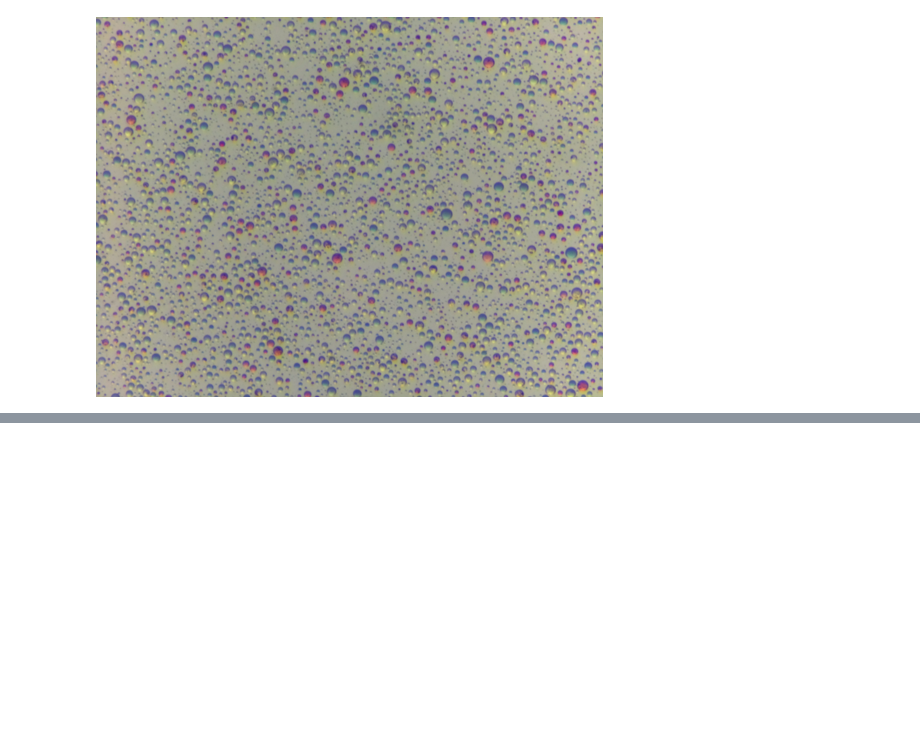
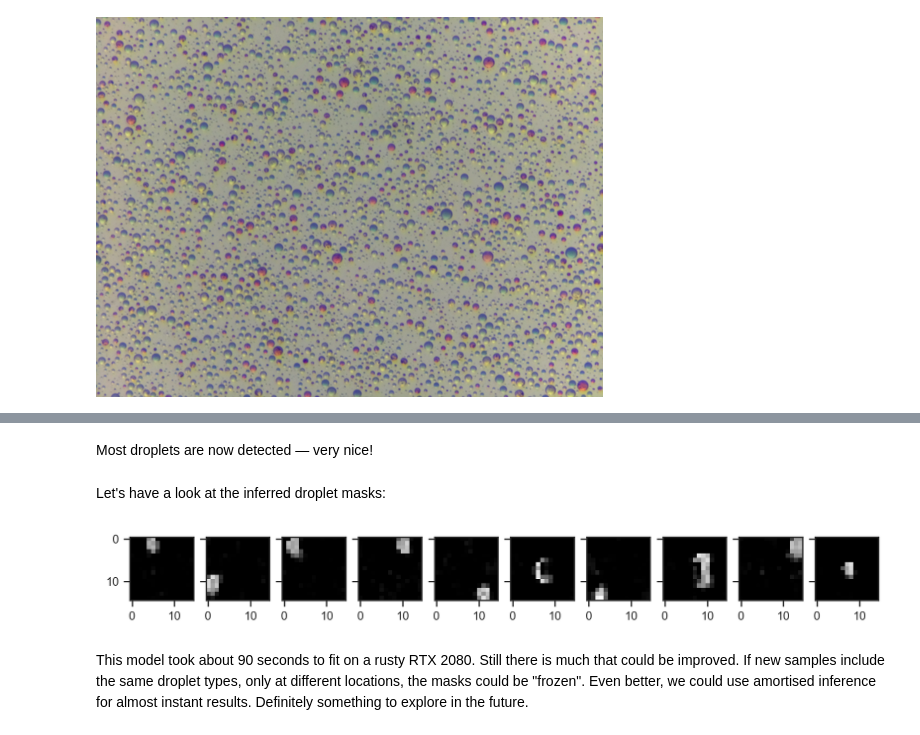
Before and after one commit to hessammehr/hessammehr.github.io, a Jupyter notebook: blog/notebooks/2025-02-23-droplet-generative-process-2.ipynb, the cells around one changed output, grey strips where cells are left out. Cells and saved outputs as stored; diff of their text form; code cells hidden in the pictures; blank space fills up the shorter version.

```diff
--- a/blog/notebooks/2025-02-23-droplet-generative-process-2.ipynb
+++ b/blog/notebooks/2025-02-23-droplet-generative-process-2.ipynb
@@ -109,4 +111,12 @@ plt.scatter(samples_svi['x'].mean(axis=0), samples_svi['y'].mean(axis=0), s=4, a
+# %% [markdown]
+Most droplets are now detected — very nice!
+# %% [markdown]
+Let's have a look at the inferred droplet masks:
 # %%
-fig, axes = plt.subplots(samples_svi['mask'].shape[1], 1, figsize=(1, samples_svi['mask'].shape[1]), sharex=True)
+fig, axes = plt.subplots(1, samples_svi['mask'].shape[1], figsize=(samples_svi['mask'].shape[1], 1), sharey=True)
 for i, ax in enumerate(axes):
     ax.imshow(samples_svi['mask'].mean(axis=0)[i], cmap='gray', vmin=0, vmax=1)
+# %% [output]
+[figure, added]
+# %% [markdown]
+This model took about 90 seconds to fit on a rusty RTX 2080. Still there is much that could be improved. If new samples include the same droplet types, only at different locations, the masks could be "frozen". Even better, we could use amortised inference for almost instant results. Definitely something to explore in the future.
```
Also changed, not shown: parts of 11 cells of this notebook, 14 other files.
